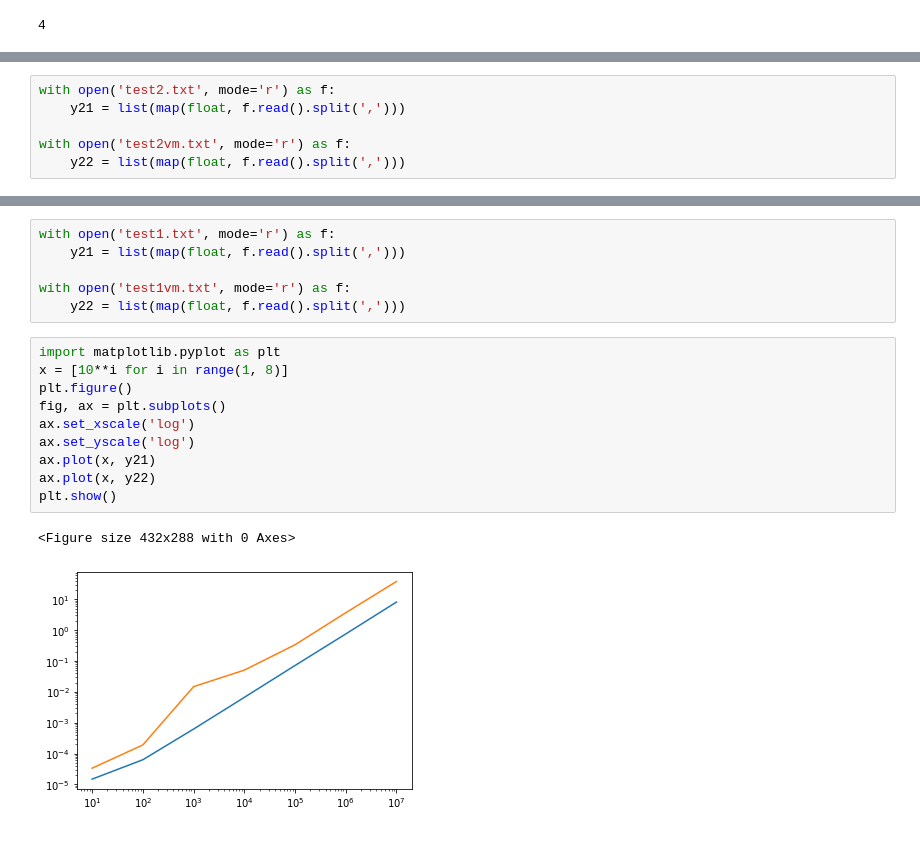
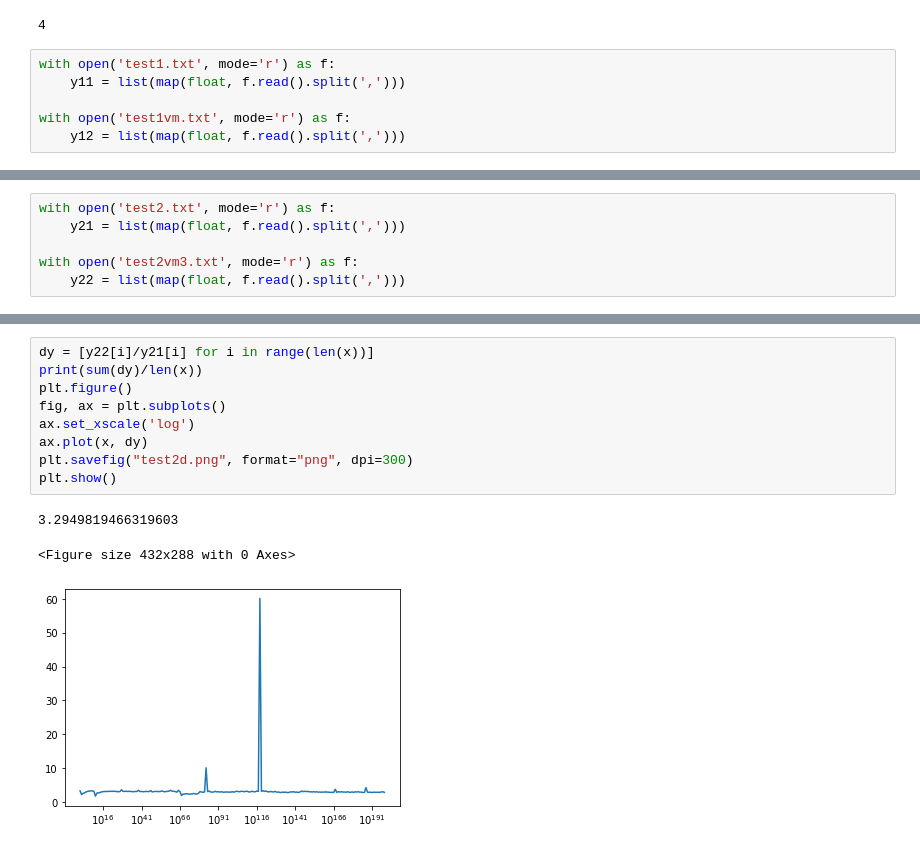
Before and after one commit to wolfram1293/Algorithm, a Jupyter notebook: test.ipynb, the cells around one changed output, grey strips where cells are left out. Saved outputs shown, nothing was run; the diff lists cells and outputs as text.

```diff
--- a/test.ipynb
+++ b/test.ipynb
@@ -1080,3 +1080,9 @@ res = post(query)
 print(res['data']['user']['organizations']['totalCount'])
 # %% [output]
 4
+# %%
+with open('test1.txt', mode='r') as f:
+    y11 = list(map(float, f.read().split(',')))
+
+with open('test1vm.txt', mode='r') as f:
+    y12 = list(map(float, f.read().split(',')))
@@ -1084,7 +1117,7 @@ print(res['data']['user']['organizations']['totalCount'])
 with open('test2.txt', mode='r') as f:
     y21 = list(map(float, f.read().split(',')))
 
-with open('test2vm.txt', mode='r') as f:
+with open('test2vm3.txt', mode='r') as f:
     y22 = list(map(float, f.read().split(',')))
 # %%
 import matplotlib.pyplot as plt
@@ -1101,19 +1135,13 @@ plt.show()
-# %%
-with open('test1.txt', mode='r') as f:
-    y21 = list(map(float, f.read().split(',')))
-
-with open('test1vm.txt', mode='r') as f:
-    y22 = list(map(float, f.read().split(',')))
 # %%
-import matplotlib.pyplot as plt
-x = [10**i for i in range(1, 8)]
+dy = [y22[i]/y21[i] for i in range(len(x))]
+print(sum(dy)/len(x))
 plt.figure()
 fig, ax = plt.subplots()
 ax.set_xscale('log')
-ax.set_yscale('log')
-ax.plot(x, y21)
-ax.plot(x, y22)
+ax.plot(x, dy)
+plt.savefig("test2d.png", format="png", dpi=300)
 plt.show()
 # %% [output]
-<Figure size 432x288 with 0 Axes>
+3.2949819466319603
+<Figure size 432x288 with 0 Axes>
-[figure, old version]
+[figure, new version]
```
Also changed, not shown: parts of 3 cells of this notebook, 10 other files.
